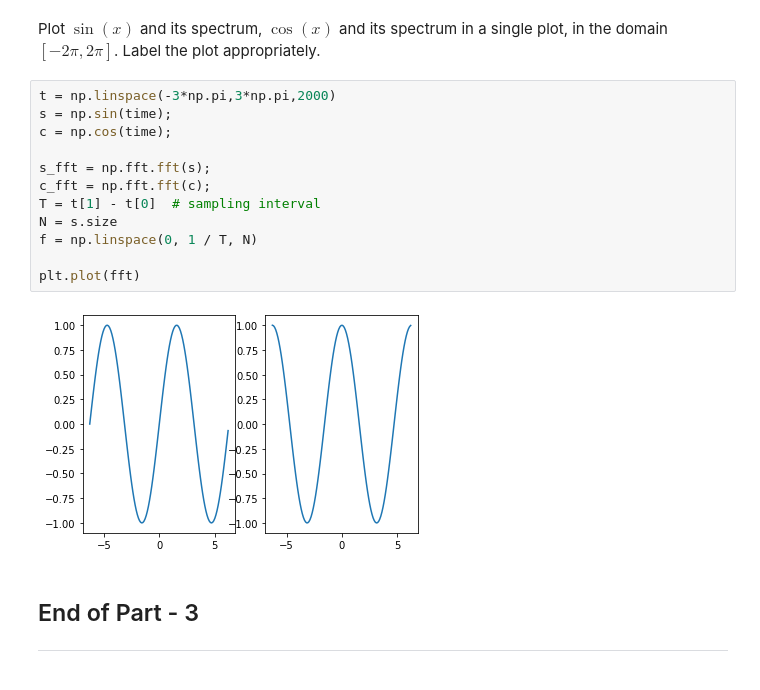
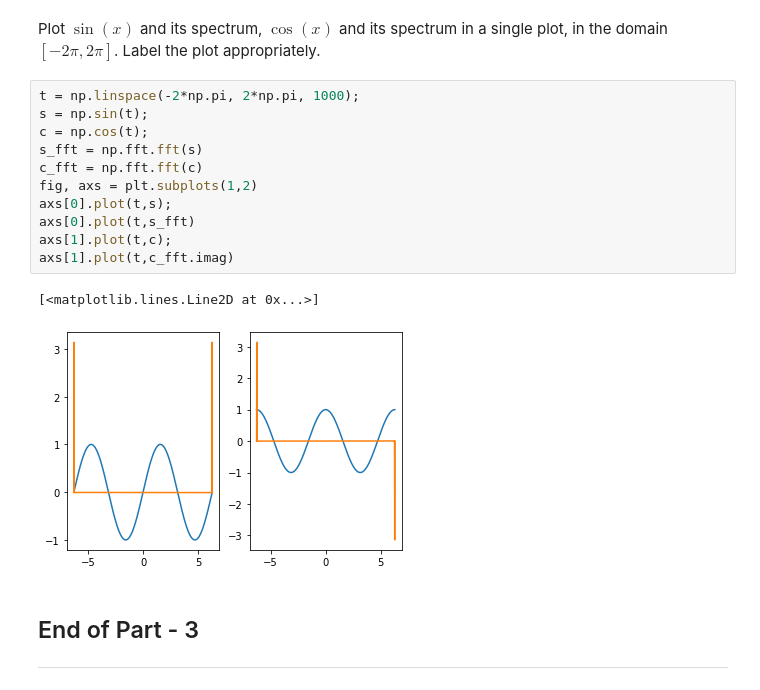
Before and after one commit to jaimin159/SHALA2020, a Jupyter notebook: Assignment_1_DS.ipynb, the cells around one changed output. Saved outputs shown, nothing was run; the diff lists cells and outputs as text.

```diff
--- a/Assignment_1_DS.ipynb
+++ b/Assignment_1_DS.ipynb
@@ -272,19 +272,19 @@ plt.plot(t,s)
 # %% [markdown]
 Plot $\sin(x)$ and its spectrum, $\cos(x)$ and its spectrum in a single plot, in the domain $[-2\pi,2\pi]$. Label the plot appropriately.
 # %%
-t = np.linspace(-3*np.pi,3*np.pi,2000)
-s = np.sin(time);
-c = np.cos(time);
-
-s_fft = np.fft.fft(s);
-c_fft = np.fft.fft(c);
-T = t[1] - t[0]  # sampling interval
-N = s.size
-f = np.linspace(0, 1 / T, N)
-
-plt.plot(fft)
+t = np.linspace(-2*np.pi, 2*np.pi, 1000);
+s = np.sin(t);
+c = np.cos(t);
+s_fft = np.fft.fft(s)
+c_fft = np.fft.fft(c)
+fig, axs = plt.subplots(1,2)
+axs[0].plot(t,s);
+axs[0].plot(t,s_fft)
+axs[1].plot(t,c);
+axs[1].plot(t,c_fft.imag)
 # %% [output]
+[<matplotlib.lines.Line2D at 0x...>]
-[figure, old version]
+[figure, new version]
 # %% [markdown]
 ## End of Part - 3
 ---
```
Also changed, not shown: parts of 1 cell of this notebook.
